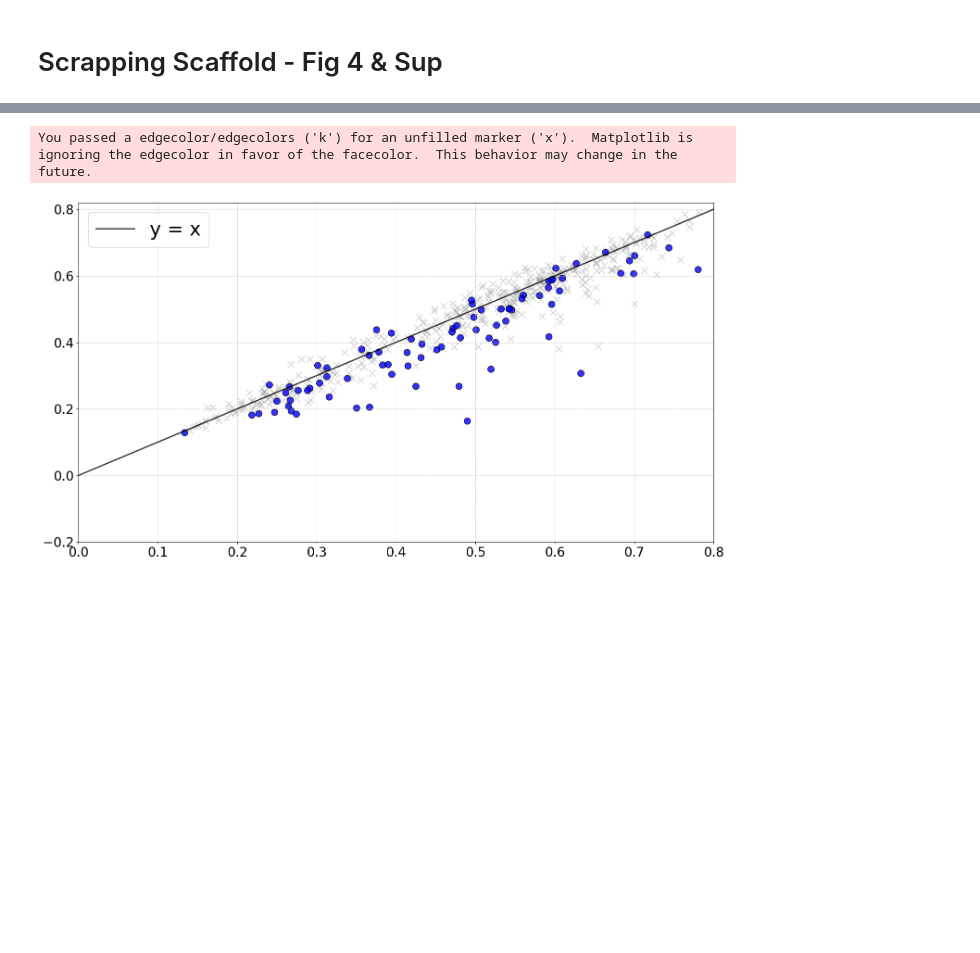
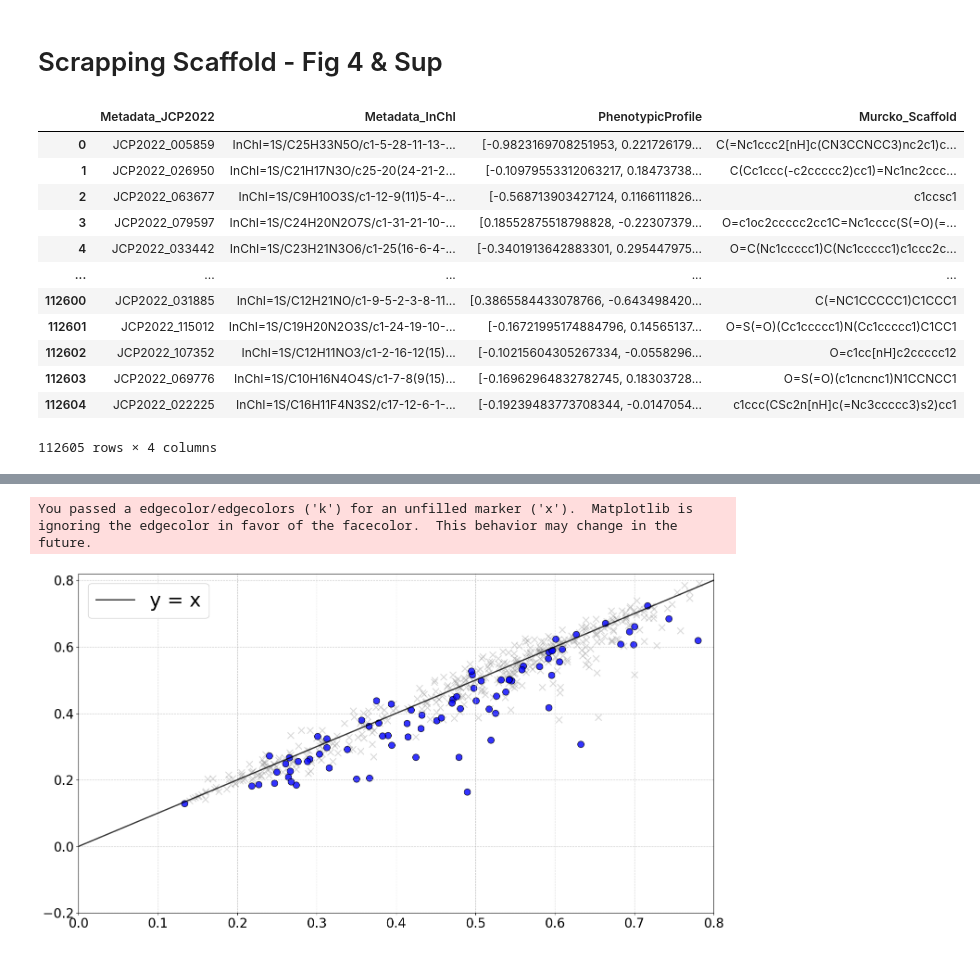
Before and after one commit to mxfly14/2025_sanchez_phenoseeker, a Jupyter notebook: notebooks/fig_4_sup_11_12.ipynb, the cells around one changed output, grey strips where cells are left out. Saved outputs shown, nothing was run; the diff lists cells and outputs as text; code cells hidden in the pictures; blank space fills up the shorter version.

```diff
--- a/notebooks/fig_4_sup_11_12.ipynb
+++ b/notebooks/fig_4_sup_11_12.ipynb
@@ -321,5 +353,21 @@ display(img)
 # %% [markdown]
 # Scrapping Scaffold - Fig 4 & Sup
+# %%
+df_jump_cmps
+# %% [output]
+|  | Metadata_JCP2022 | Metadata_InChI | PhenotypicProfile | Murcko_Scaffold |
+| 0 | JCP2022_005859 | InChI=1S/C25H33N5O/c1-5-28-11-13-... | [-0.9823169708251953, 0.221726179... | C(=Nc1ccc2[nH]c(CN3CCNCC3)nc2c1)c... |
+| 1 | JCP2022_026950 | InChI=1S/C21H17N3O/c25-20(24-21-2... | [-0.10979553312063217, 0.18473738... | C(Cc1ccc(-c2ccccc2)cc1)=Nc1nc2ccc... |
+| 2 | JCP2022_063677 | InChI=1S/C9H10O3S/c1-12-9(11)5-4-... | [-0.568713903427124, 0.1166111826... | c1ccsc1 |
+| 3 | JCP2022_079597 | InChI=1S/C24H20N2O7S/c1-31-21-10-... | [0.18552875518798828, -0.22307379... | O=c1oc2ccccc2cc1C=Nc1cccc(S(=O)(=... |
+| 4 | JCP2022_033442 | InChI=1S/C23H21N3O6/c1-25(16-6-4-... | [-0.3401913642883301, 0.295447975... | O=C(Nc1ccccc1)C(Nc1ccccc1)c1ccc2c... |
+| ... | ... | ... | ... | ... |
+| 112600 | JCP2022_031885 | InChI=1S/C12H21NO/c1-9-5-2-3-8-11... | [0.3865584433078766, -0.643498420... | C(=NC1CCCCC1)C1CCC1 |
+| 112601 | JCP2022_115012 | InChI=1S/C19H20N2O3S/c1-24-19-10-... | [-0.16721995174884796, 0.14565137... | O=S(=O)(Cc1ccccc1)N(Cc1ccccc1)C1CC1 |
+| 112602 | JCP2022_107352 | InChI=1S/C12H11NO3/c1-2-16-12(15)... | [-0.10215604305267334, -0.0558296... | O=c1cc[nH]c2ccccc12 |
+| 112603 | JCP2022_069776 | InChI=1S/C10H16N4O4S/c1-7-8(9(15)... | [-0.16962964832782745, 0.18303728... | O=S(=O)(c1cncnc1)N1CCNCC1 |
+| 112604 | JCP2022_022225 | InChI=1S/C16H11F4N3S2/c17-12-6-1-... | [-0.19239483773708344, -0.0147054... | c1ccc(CSc2n[nH]c(=Nc3ccccc3)s2)cc1 |
+112605 rows × 4 columns
 # %%
 n_threshold = 6  # Minimum number of molecules per group
 m_values = [2]  # Possible number of clusters
```
Also changed, not shown: parts of 5 cells of this notebook, 20 other files.
